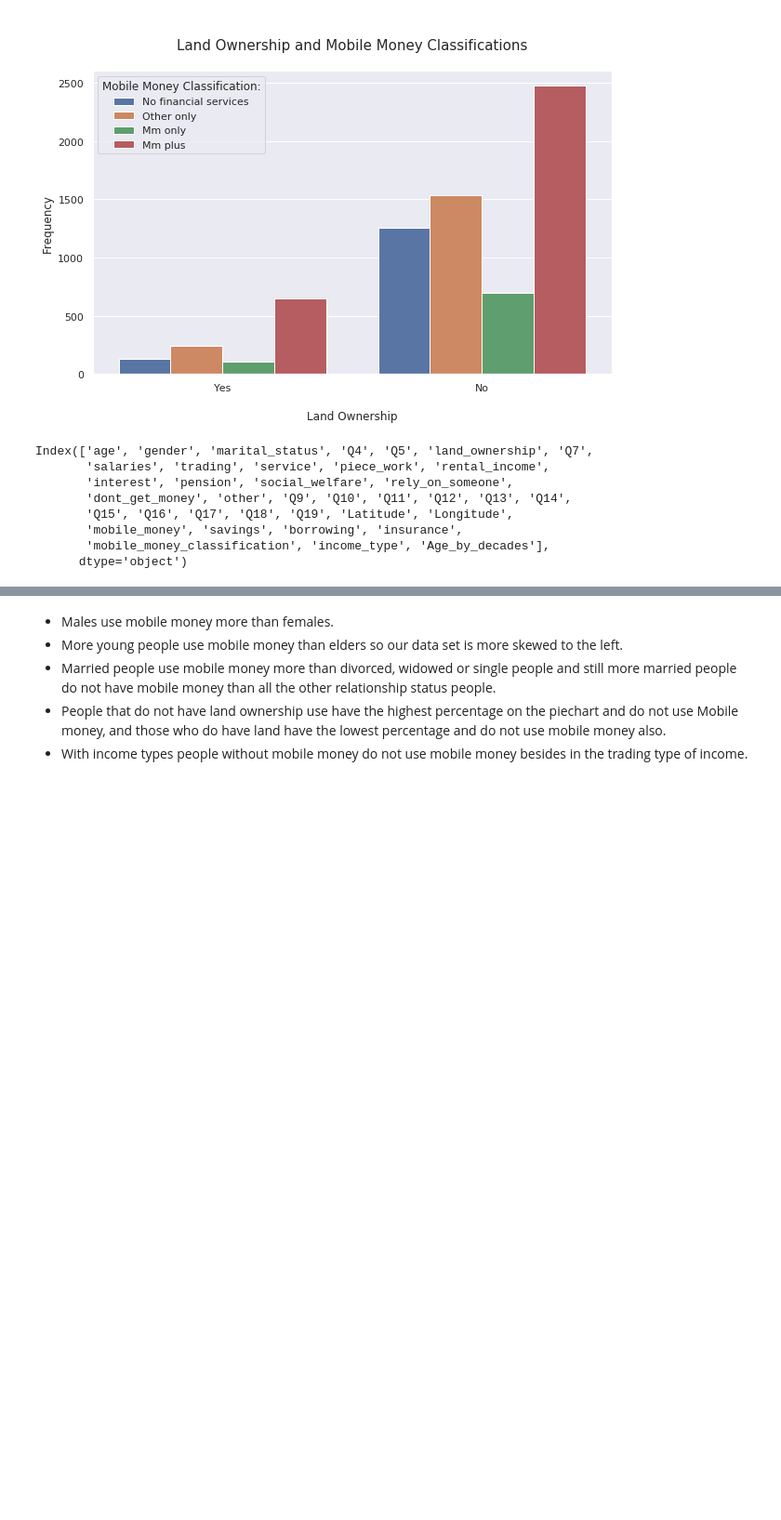
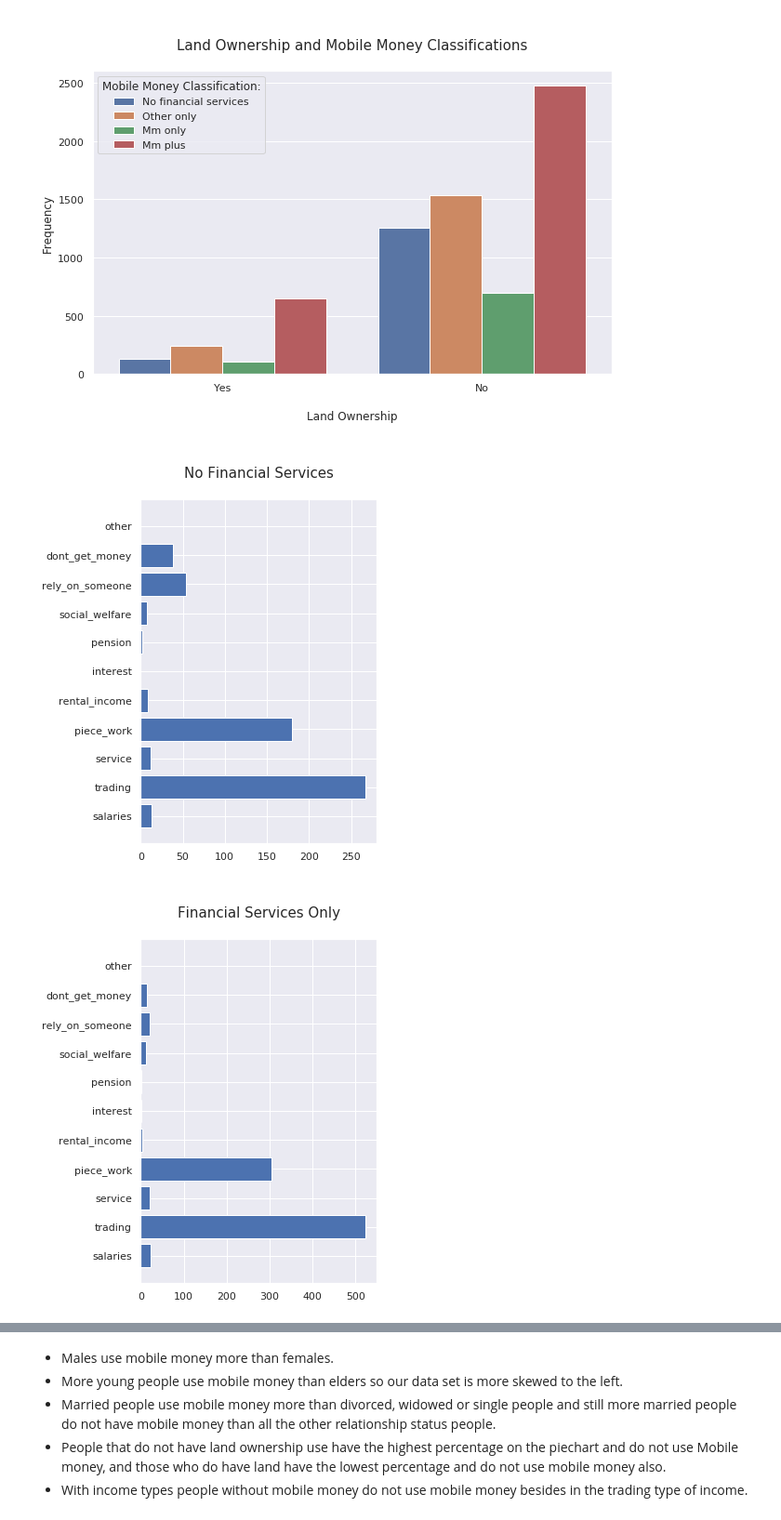
Before and after one commit to boitshepo97/tanzania-mobile-money, a Jupyter notebook: Financial Services Use In Tanzania.ipynb, the cells around one changed output, grey strips where cells are left out. Shown at 93% size. Drawn from its saved outputs; the diff is of its cells as text; code cells hidden in the pictures; blank space fills up the shorter version.

```diff
--- a/Financial Services Use In Tanzania.ipynb
+++ b/Financial Services Use In Tanzania.ipynb
@@ -265,14 +238,3 @@ plt.xticks(np.arange(2), ['Yes', 'No'])
 plt.show()
 # %% [output]
 [figure]
-# %%
-mob_mon.columns
-# %% [output]
-Index(['age', 'gender', 'marital_status', 'Q4', 'Q5', 'land_ownership', 'Q7',
-       'salaries', 'trading', 'service', 'piece_work', 'rental_income',
-       'interest', 'pension', 'social_welfare', 'rely_on_someone',
-       'dont_get_money', 'other', 'Q9', 'Q10', 'Q11', 'Q12', 'Q13', 'Q14',
-       'Q15', 'Q16', 'Q17', 'Q18', 'Q19', 'Latitude', 'Longitude',
-       'mobile_money', 'savings', 'borrowing', 'insurance',
-       'mobile_money_classification', 'income_type', 'Age_by_decades'],
-      dtype='object')
@@ -281,0 +241,64 @@ Index(['age', 'gender', 'marital_status', 'Q4', 'Q5', 'land_ownership', 'Q7',
+# %%
+salaries_m = males[males.salaries == 1]
+trading_m = males[males.trading == 1]
+service_m = males[males.service == 1]
+piece_work_m = males[males.piece_work == 1]
+rental_income_m = males[males.rental_income == 1]
+interest_m = males[males.interest == 1]
+pension_m = males[males.pension == 1]
+social_welfare_m = males[males.social_welfare == 1]
+rely_on_someone_m = males[males.rely_on_someone == 1]
+dont_get_money_m = males[males.dont_get_money == 1]
+other_m = males[males.other == 1]
+
+# Sources of income
+income_types = [salaries_m,trading_m,service_m,piece_work_m,rental_income_m,interest_m
+                ,pension_m,social_welfare_m,rely_on_someone_m,dont_get_money_m,other_m]
+no_fs = []
+fs_only = []
+mm_only = []
+mm_plus = []
+
+for source in income_types:
+    no_fs.append(len(source[source.mobile_money_classification == 0]))
+    fs_only.append(len(source[source.mobile_money_classification == 1]))
+    mm_only.append(len(source[source.mobile_money_classification == 2]))
+    mm_plus.append(len(source[source.mobile_money_classification == 3]))
+
+plt.figure(figsize=(10,15))
+plt.subplot(2,2,1)
+plt.barh(np.arange(11), no_fs, label='males')
+plt.title('\nNo Financial Services\n',fontsize=15)
+plt.yticks(np.arange(11), ['salaries', 'trading', 'service', 'piece_work', 'rental_income',
+       'interest', 'pension', 'social_welfare', 'rely_on_someone',
+       'dont_get_money', 'other'])
+
+
+plt.figure(figsize=(10,15))
+plt.subplot(2,2,2)
+plt.barh(np.arange(11), fs_only, label='males')
+plt.title('\nFinancial Services Only\n',fontsize=15)
+plt.yticks(np.arange(11), ['salaries', 'trading', 'service', 'piece_work', 'rental_income',
+       'interest', 'pension', 'social_welfare', 'rely_on_someone',
+       'dont_get_money', 'other'])
+
+plt.figure(figsize=(10,15))
+plt.subplot(2,2,3)
+plt.barh(np.arange(11), mm_only, label='males')
+plt.title('\nMobile Money Only\n',fontsize=15)
+plt.yticks(np.arange(11), ['salaries', 'trading', 'service', 'piece_work', 'rental_income',
+       'interest', 'pension', 'social_welfare', 'rely_on_someone',
+       'dont_get_money', 'other'])
+
+plt.figure(figsize=(10,15))
+plt.subplot(2,2,4)
+plt.barh(np.arange(11), mm_plus, label='males')
+plt.title('\nMobile Money Plus\n',fontsize=15)
+plt.yticks(np.arange(11), ['salaries', 'trading', 'service', 'piece_work', 'rental_income',
+       'interest', 'pension', 'social_welfare', 'rely_on_someone',
+       'dont_get_money', 'other'])
+
+plt.show()
+# %% [output]
+[figure, added]
+[figure, added]
```
Also changed, not shown: parts of 13 cells of this notebook, 1 other file.
